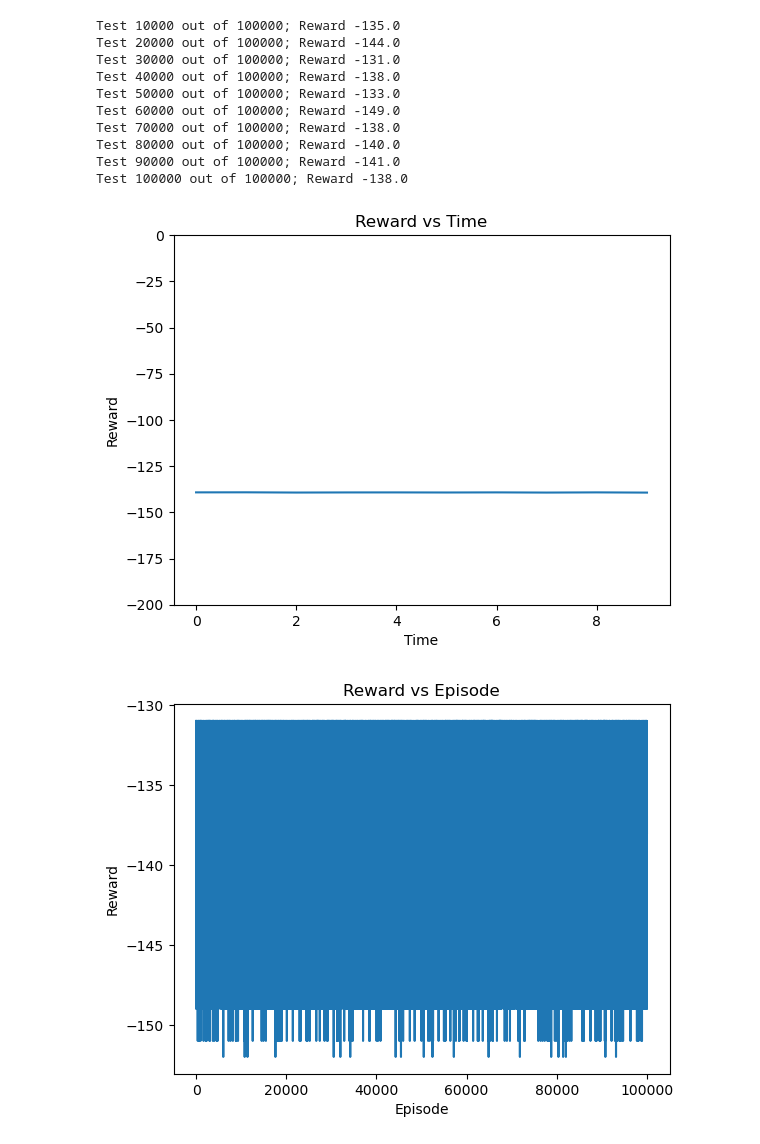
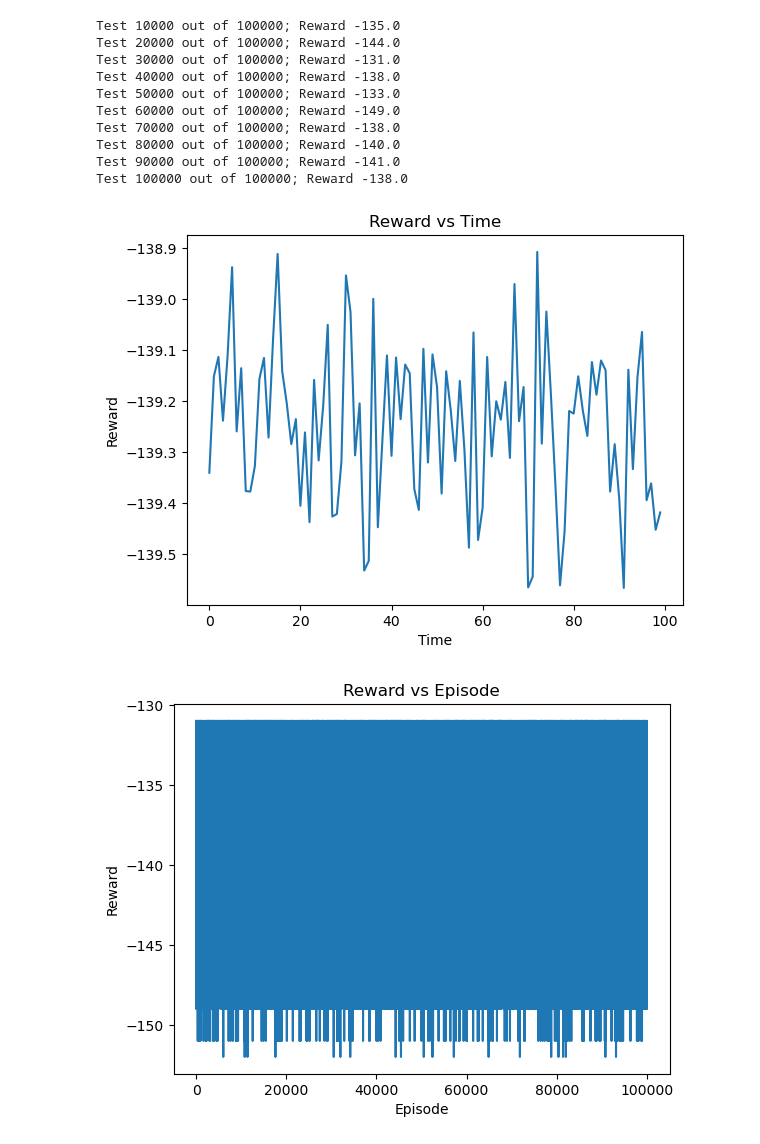
Before and after one commit to nicoandreoli2000/obligatorio-ia, a Jupyter notebook: MountainCar/mountaincar.ipynb, the cells around one changed output. Cells and saved outputs as stored; diff of their text form; code cells hidden in the pictures.

```diff
--- a/MountainCar/mountaincar.ipynb
+++ b/MountainCar/mountaincar.ipynb
@@ -158,30 +158,30 @@ Test 90000 out of 100000; Reward -141.0
 Test 100000 out of 100000; Reward -138.0
 # %%
 # Testing plots
-continuousTestingInterval = 10000
+continuousTestingInterval = 1000
 avgTestingRewards = np.zeros((int)(numOfTests/continuousTestingInterval))
 
 for i in range(numOfTests):
     if (i+1) % continuousTestingInterval == 0:
         index = (int)(i/continuousTestingInterval)
         avgTestingRewards[index] = np.mean(totalTestingRewards[i+1-continuousTestingInterval:i+1])
 
 
 plot.plot(avgTestingRewards)
 plot.xlabel("Time")
 plot.ylabel("Reward")
-plot.ylim(-200, 0)
+# plot.ylim(-200, 0)
 plot.title("Reward vs Time")
 plot.show()
 plot.close()
 
 plot.plot(totalTestingRewards)
 plot.xlabel("Episode")
 plot.ylabel("Reward")
 # plot.ylim(-200, 0)
 plot.title("Reward vs Episode")
 plot.show()
 plot.close()
 # %% [output]
-[figure, old version]
+[figure, new version]
 [figure]
```
